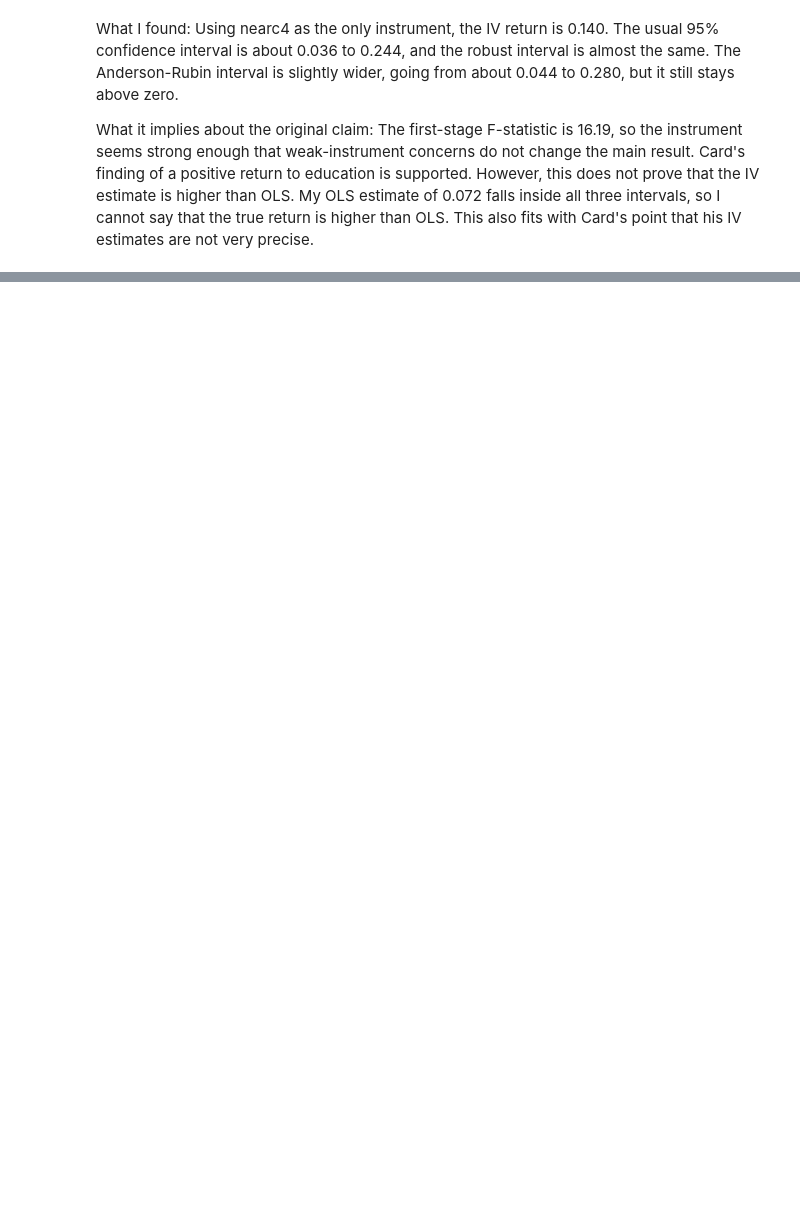
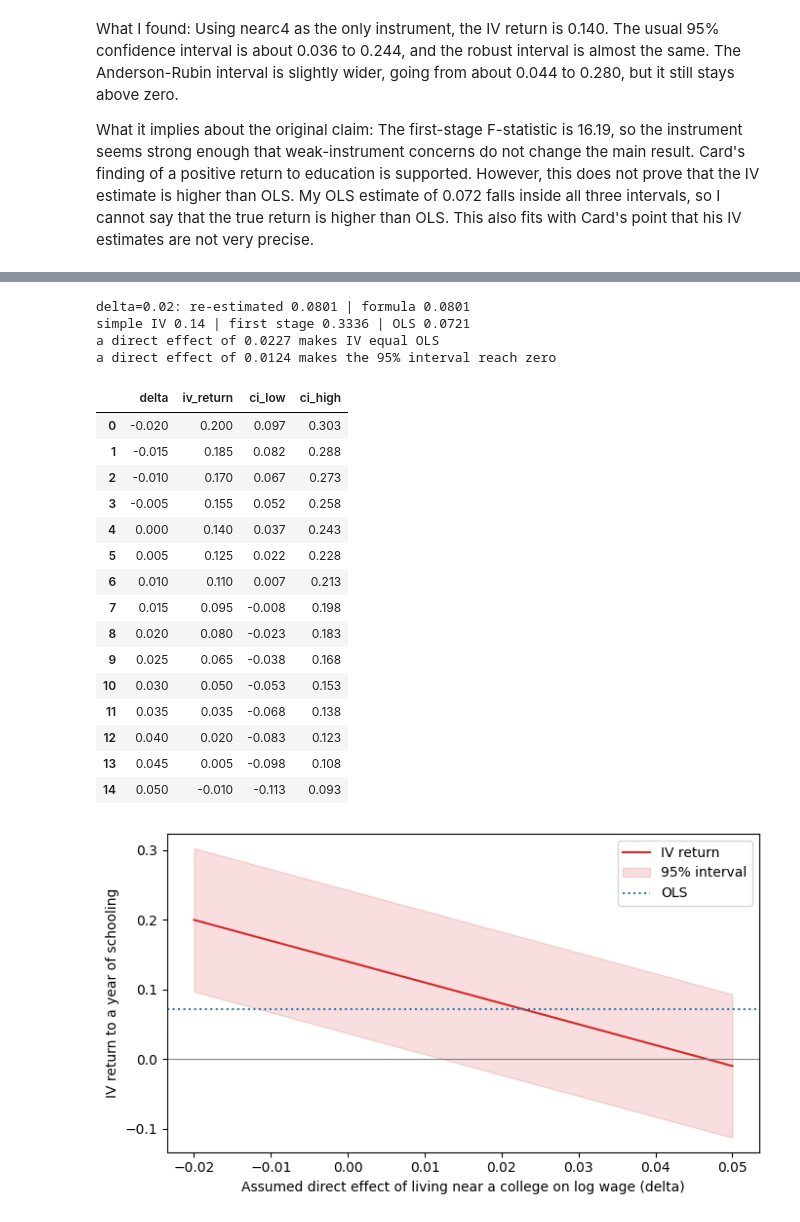
Before and after one commit to Alt4660/con5200-card-replication, a Jupyter notebook: notebooks/02_robustness.ipynb, the cells around one changed output, grey strips where cells are left out. Drawn from its saved outputs; the diff is of its cells as text; code cells hidden in the pictures; blank space fills up the shorter version.

Commit message:
Finished Section 3 robustness notebook with Exercises 3 and 4 and  including explanations of methods, findings, and implications for Card's claim across all four exercises

```diff
--- a/notebooks/02_robustness.ipynb
+++ b/notebooks/02_robustness.ipynb
@@ -169,0 +213,61 @@ curve.round(4)
+# %%
+# Exercise 4: how big a direct effect of living near a college on wages (one that does NOT go
+# through schooling) would it take to undo the IV result?
+# If proximity had a direct effect delta on log wage, the true IV return would be
+#     b(delta) = b - delta / pi
+# where b is my IV estimate and pi is the first stage (how much nearc4 moves schooling).
+iv_r = IV2SLS.from_formula(SIMPLE, data=df).fit(cov_type="robust")
+b, se = iv_r.params["educ"], iv_r.std_errors["educ"]
+pi = smf.ols(f"educ ~ nearc4 + exper + expersq + {CONTROLS}", data=df).fit().params["nearc4"]
+ols_b = smf.ols(f"lwage ~ educ + exper + expersq + {CONTROLS}", data=df).fit().params["educ"]
+
+# Check of the formula: re-estimate with delta = 0.02 taken out of log wage by hand.
+d2 = df.assign(y2=df["lwage"] - 0.02 * df["nearc4"])
+check = IV2SLS.from_formula(f"y2 ~ 1 + exper + expersq + {CONTROLS} + [educ ~ nearc4]", data=d2).fit(cov_type="robust")
+print("delta=0.02: re-estimated", round(check.params["educ"], 4), "| formula", round(b - 0.02 / pi, 4))
+
+deltas = np.round(np.arange(-0.02, 0.0501, 0.005), 3)
+ex4 = pd.DataFrame({"delta": deltas, "iv_return": b - deltas / pi})
+ex4["ci_low"] = ex4["iv_return"] - 1.96 * se
+ex4["ci_high"] = ex4["iv_return"] + 1.96 * se
+ex4.to_csv(ROOT / "output" / "ex4_exclusion_sensitivity.csv", index=False)
+
+delta_ols = pi * (b - ols_b)            # delta at which IV falls to the OLS number
+delta_zero = pi * (b - 1.96 * se)       # delta at which the 95% interval reaches zero
+print("simple IV", round(b, 4), "| first stage", round(pi, 4), "| OLS", round(ols_b, 4))
+print("a direct effect of", round(delta_ols, 4), "makes IV equal OLS")
+print("a direct effect of", round(delta_zero, 4), "makes the 95% interval reach zero")
+
+fig, ax = plt.subplots(figsize=(7, 4))
+ax.plot(ex4["delta"], ex4["iv_return"], color="C3", label="IV return")
+ax.fill_between(ex4["delta"], ex4["ci_low"], ex4["ci_high"], color="C3", alpha=0.15, label="95% interval")
+ax.axhline(ols_b, color="C0", ls=":", label="OLS")
+ax.axhline(0, color="0.5", lw=0.8)
+ax.set_xlabel("Assumed direct effect of living near a college on log wage (delta)")
+ax.set_ylabel("IV return to a year of schooling")
+ax.legend()
+fig.tight_layout()
+fig.savefig(ROOT / "output" / "ex4_exclusion_sensitivity.png", dpi=200)
+ex4.round(3)
+# %% [output]
+delta=0.02: re-estimated 0.0801 | formula 0.0801
+simple IV 0.14 | first stage 0.3336 | OLS 0.0721
+a direct effect of 0.0227 makes IV equal OLS
+a direct effect of 0.0124 makes the 95% interval reach zero
+|  | delta | iv_return | ci_low | ci_high |
+| 0 | -0.020 | 0.200 | 0.097 | 0.303 |
+| 1 | -0.015 | 0.185 | 0.082 | 0.288 |
+| 2 | -0.010 | 0.170 | 0.067 | 0.273 |
+| 3 | -0.005 | 0.155 | 0.052 | 0.258 |
+| 4 | 0.000 | 0.140 | 0.037 | 0.243 |
+| 5 | 0.005 | 0.125 | 0.022 | 0.228 |
+| 6 | 0.010 | 0.110 | 0.007 | 0.213 |
+| 7 | 0.015 | 0.095 | -0.008 | 0.198 |
+| 8 | 0.020 | 0.080 | -0.023 | 0.183 |
+| 9 | 0.025 | 0.065 | -0.038 | 0.168 |
+| 10 | 0.030 | 0.050 | -0.053 | 0.153 |
+| 11 | 0.035 | 0.035 | -0.068 | 0.138 |
+| 12 | 0.040 | 0.020 | -0.083 | 0.123 |
+| 13 | 0.045 | 0.005 | -0.098 | 0.108 |
+| 14 | 0.050 | -0.010 | -0.113 | 0.093 |
+[figure, added]
```
Also changed, not shown: parts of 18 cells of this notebook.
